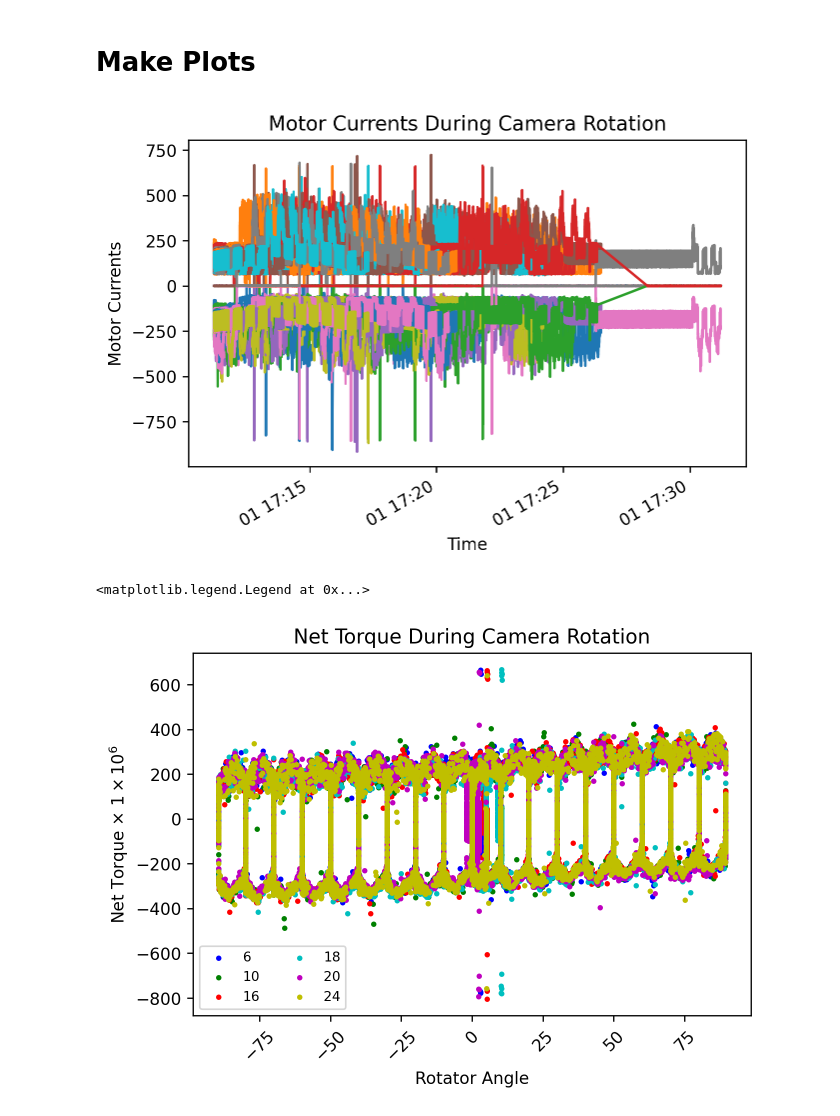
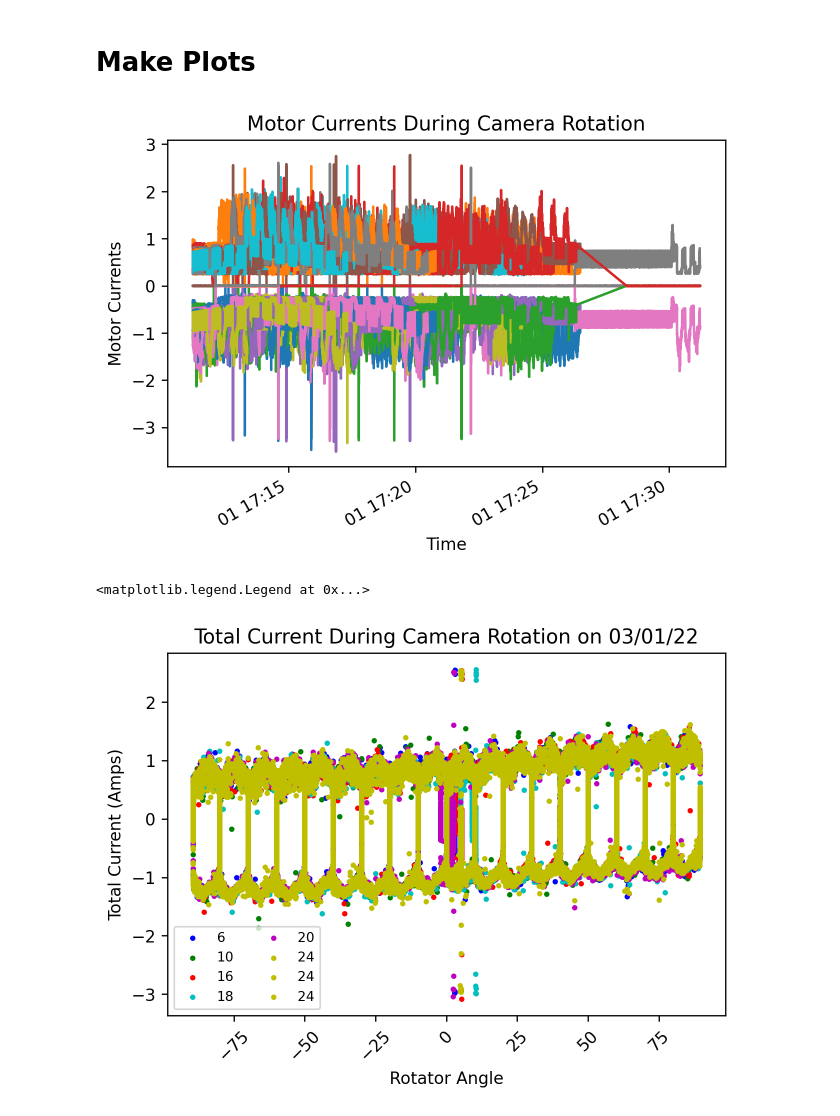
Before and after one commit to cwwalter/summit, a Jupyter notebook: Rotator Torque.ipynb, the cells around one changed output. Cells and saved outputs as stored; diff of their text form; code cells hidden in the pictures.

Commit message:
Change to current and display current limits.

```diff
--- a/Rotator Torque.ipynb
+++ b/Rotator Torque.ipynb
@@ -124,7 +122,8 @@ with pd.option_context('display.max_rows', 10, 'display.max_colwidth', 120):
 # %%
 # We don't know the conversion from torque to current.  USe this conversion factor.
 
-torque_to_milliamps = 1.0e6
+CSC_factor = 1.0e6 #Mistaken factor in the CSC
+torque_to_amps = CSC_factor * 4.6/1200 # current = torque * 4.6 Amp / 1200 N.m
 # %%
 # Examine the good tests by hand. Find the START/END pairs with no errors in between them.  This list comes from Holger manually inspecting
 # the table of tests above.
@@ -157,9 +156,9 @@ for i, test in enumerate(tests):
     df = await retrieve_rotator_angle_and_torques_from_efd(efd_client, start_time, stop_time)
     new = df.assign(test = test) \
             .assign(delta_time = (stop_time - start_time).to_value('min') ) \
-            .assign(current0 = lambda x: torque_to_milliamps*x.torque0) \
-            .assign(current1 = lambda x: torque_to_milliamps*x.torque1) \
-            .assign(net_torque = lambda x: torque_to_milliamps*(x.torque0 + x.torque1))
+            .assign(current0 = lambda x: torque_to_amps*x.torque0) \
+            .assign(current1 = lambda x: torque_to_amps*x.torque1) \
+            .assign(net_torque = lambda x: torque_to_amps*(x.torque0 + x.torque1))
 
     #new = new.resample('100L').mean() # Resample in 1 second intervals
     dfs.append(new)
@@ -235,30 +253,30 @@ plt.xlabel(r'Time')
 plt.ylabel(r'Motor Currents');
 #plt.legend(ncol=2, loc='lower left', fontsize=8)
 # %% [output]
-[figure, old version]
+[figure, new version]
 # %%
-#dfs[0].plot.scatter('actualPosition', 'net_torque', marker=".", s=.1)
-
 ax1 = dfs[0].plot.scatter('actualPosition', 'net_torque', marker=".", color='b', s=20.0, label=f'{tests[0]}')
 ax2 = dfs[1].plot.scatter('actualPosition', 'net_torque', marker=".", color='g', s=20.0, ax=ax1, label=f'{tests[1]}')
 ax3 = dfs[2].plot.scatter('actualPosition', 'net_torque', marker=".", color='r', s=20.0, ax=ax1, label=f'{tests[2]}')
 ax4 = dfs[3].plot.scatter('actualPosition', 'net_torque', marker=".", color='c', s=20.0, ax=ax1, label=f'{tests[3]}')
 ax5 = dfs[4].plot.scatter('actualPosition', 'net_torque', marker=".", color='m', s=20.0, ax=ax1, label=f'{tests[4]}')
 ax6 = dfs[5].plot.scatter('actualPosition', 'net_torque', marker=".", color='y', s=20.0, ax=ax1, label=f'{tests[5]}')
+ax7 = dfs[6].plot.scatter('actualPosition', 'net_torque', marker=".", color='y', s=20.0, ax=ax1, label=f'{tests[5]}')
+ax8 = dfs[7].plot.scatter('actualPosition', 'net_torque', marker=".", color='y', s=20.0, ax=ax1, label=f'{tests[5]}')
 
 
-plt.title(r'Net Torque During Camera Rotation')
+plt.title(r'Total Current During Camera Rotation on 03/01/22')
 #plt.ylim(-.001, .001)
 #plt.ylim(-1000, 1000)
 
 plt.xticks(rotation=45)
 plt.xlabel(r'Rotator Angle')
-plt.ylabel(r'Net Torque $\times$ $1 \times 10^6$');
+plt.ylabel(r'Total Current (Amps)');
 
 plt.legend(ncol=2, loc='lower left', fontsize=8)
 # %% [output]
 <matplotlib.legend.Legend at 0x...>
-[figure, old version]
+[figure, new version]
 # %%
 dfs[0].plot('actualPosition', 'net_torque', marker='.')
 
```
Also changed, not shown: parts of 5 cells of this notebook.
